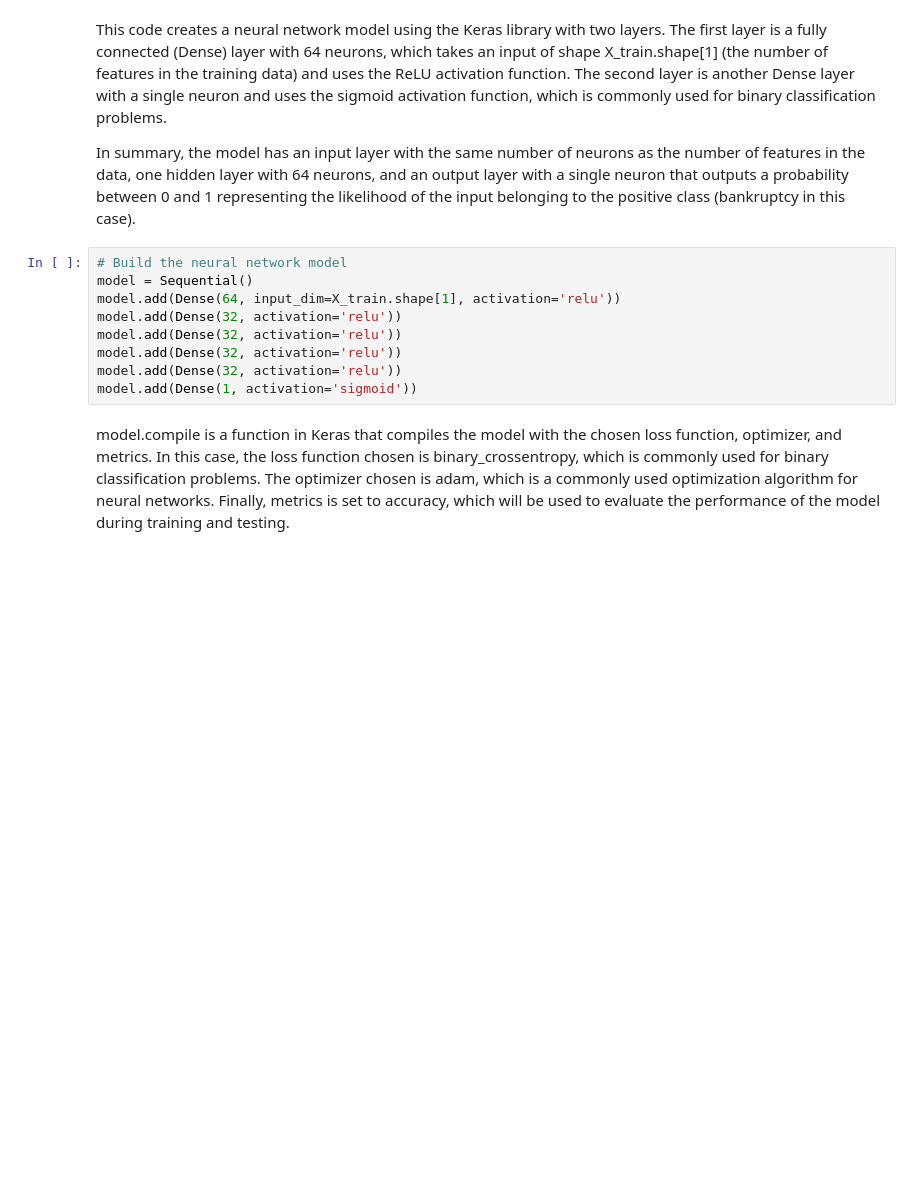
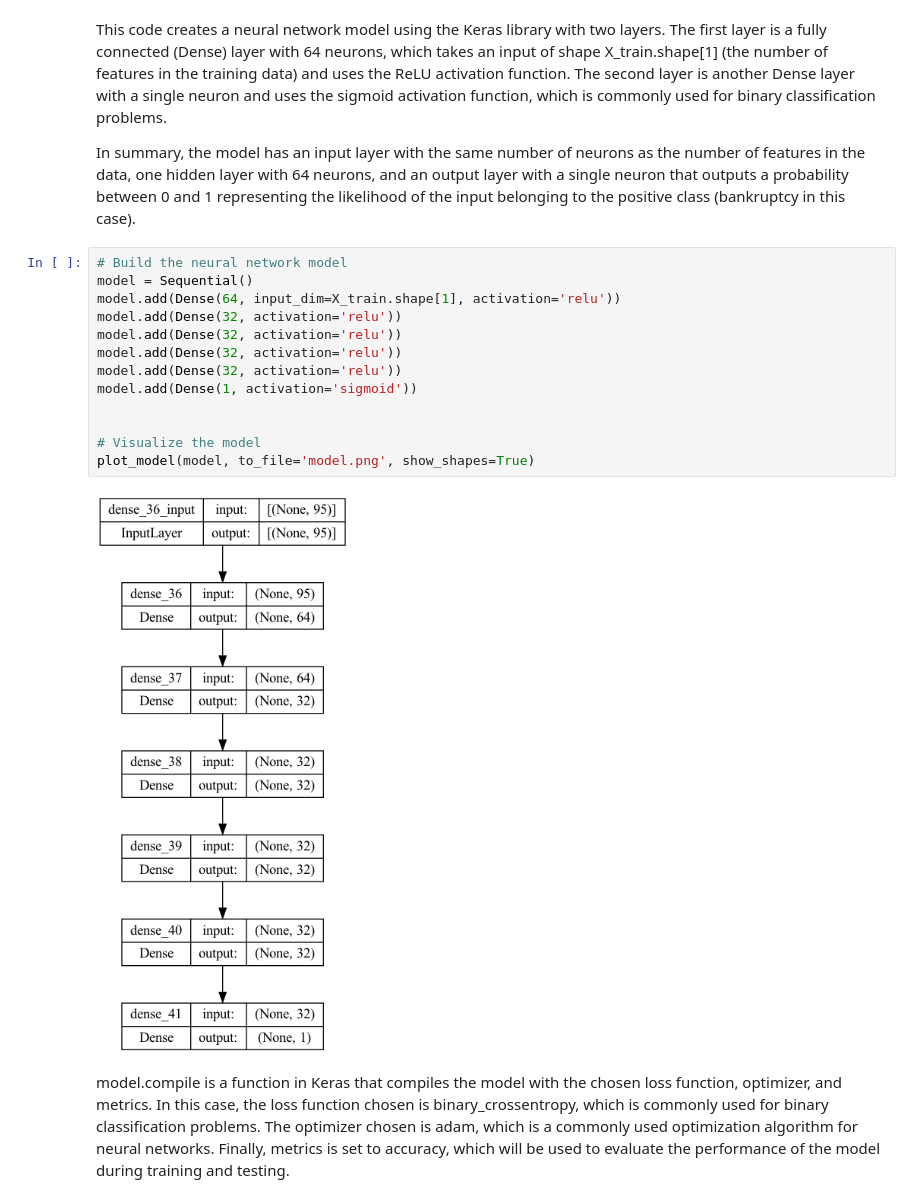
Before and after one commit to paaniwater/DSAI-Project, a Jupyter notebook: bankruptcy.ipynb, the cells around one changed output. Cells and saved outputs as stored; diff of their text form; blank space fills up the shorter version.

Commit message:
Tried visualising the NN

```diff
--- a/bankruptcy.ipynb
+++ b/bankruptcy.ipynb
@@ -37,12 +38,18 @@ In summary, the model has an input layer with the same number of neurons as the
 # %%
 # Build the neural network model
 model = Sequential()
 model.add(Dense(64, input_dim=X_train.shape[1], activation='relu'))
 model.add(Dense(32, activation='relu'))
 model.add(Dense(32, activation='relu'))
 model.add(Dense(32, activation='relu'))
 model.add(Dense(32, activation='relu'))
 model.add(Dense(1, activation='sigmoid'))
+
+
+# Visualize the model
+plot_model(model, to_file='model.png', show_shapes=True)
+# %% [output]
+[figure, added]
 # %% [markdown]
 model.compile is a function in Keras that compiles the model with the chosen loss function, optimizer, and metrics. In this case, the loss function chosen is binary_crossentropy, which is commonly used for binary classification problems. The optimizer chosen is adam, which is a commonly used optimization algorithm for neural networks. Finally, metrics is set to accuracy, which will be used to evaluate the performance of the model during training and testing.
 # %%
```
Also changed, not shown: parts of 7 cells of this notebook, 2 other files.
